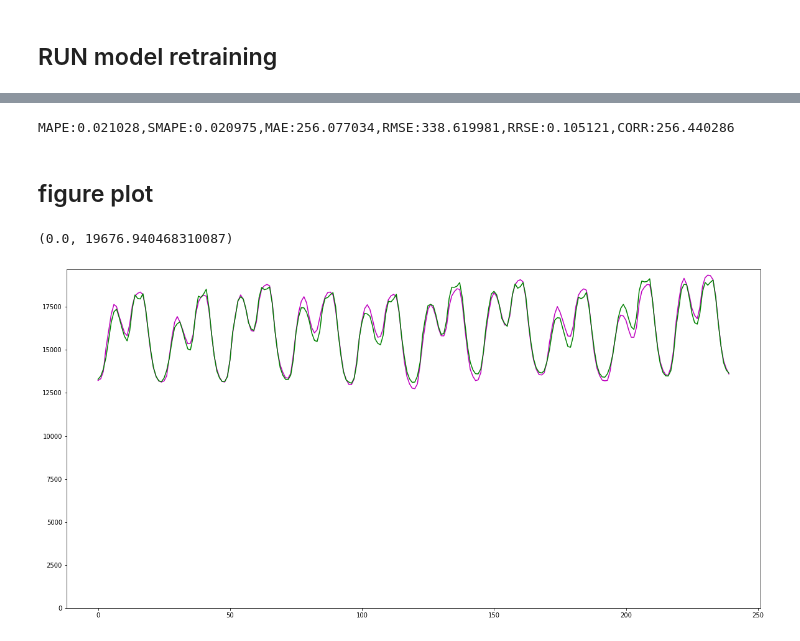
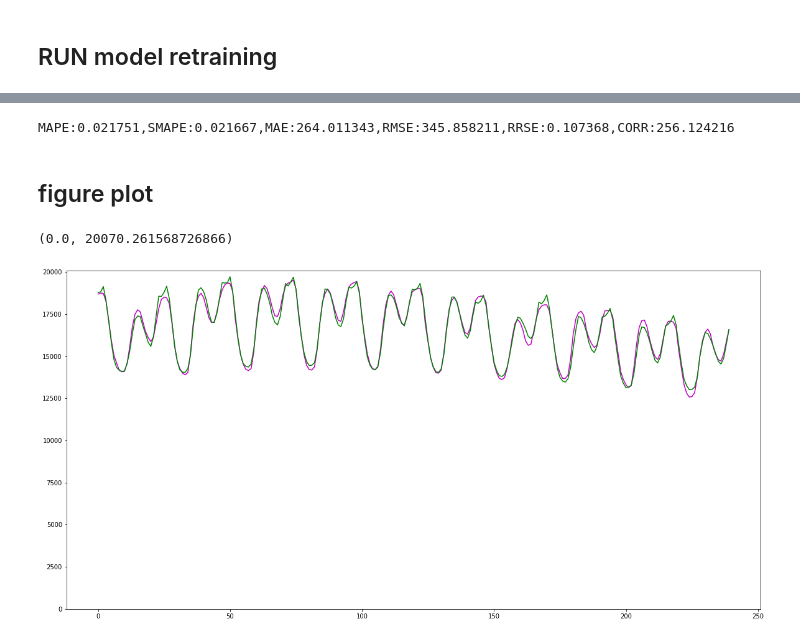
Before and after one commit to Mark-THU/load-point-forecast, a Jupyter notebook: 1223-code-DL/0114-DARNet.ipynb, the cells around one changed output, grey strips where cells are left out. Drawn from its saved outputs; the diff is of its cells as text; code cells hidden in the pictures.

```diff
--- a/1223-code-DL/0114-DARNet.ipynb
+++ b/1223-code-DL/0114-DARNet.ipynb
@@ -927,18 +927,18 @@ MAPE:0.021028,SMAPE:0.020975,MAE:256.077034,RMSE:338.619981,RRSE:0.105121,CORR:2
 # %%
 print('MAPE:{:.6f},SMAPE:{:.6f},MAE:{:.6f},RMSE:{:.6f},RRSE:{:.6f},CORR:{:.6f}'.format(MAPE, SMAPE, MAE, RMSE, RRSE, CORR))
-np.save('./results/DARNet-BJ-TRUE.npy', load_true)
-np.save('./results/DARNet-BJ-PRED.npy', load_pred)
+np.save('./results/DARNet-BJ-72-24-TRUE.npy', load_true)
+np.save('./results/DARNet-BJ-72-24-PRED.npy', load_pred)
 # %% [output]
-MAPE:0.021028,SMAPE:0.020975,MAE:256.077034,RMSE:338.619981,RRSE:0.105121,CORR:256.440286
+MAPE:0.021751,SMAPE:0.021667,MAE:264.011343,RMSE:345.858211,RRSE:0.107368,CORR:256.124216
 # %% [markdown]
 ## figure plot
 # %%
 plt.figure(figsize=(20, 10))
 load_pred = load_pred.reshape(-1, 24)
 load_true = load_true.reshape(-1, 24)
-plt.plot(load_pred[:240, 23], 'm')
-plt.plot(load_true[:240, 23], 'g')
+plt.plot(load_pred[1000:1240, 23], 'm')
+plt.plot(load_true[1000:1240, 23], 'g')
 plt.ylim(ymin=0)
 # %% [output]
-(0.0, 19676.940468310087)
+(0.0, 20070.261568726866)
-[figure, old version]
+[figure, new version]
```
Also changed, not shown: parts of 1 cell of this notebook, 12 other files.
